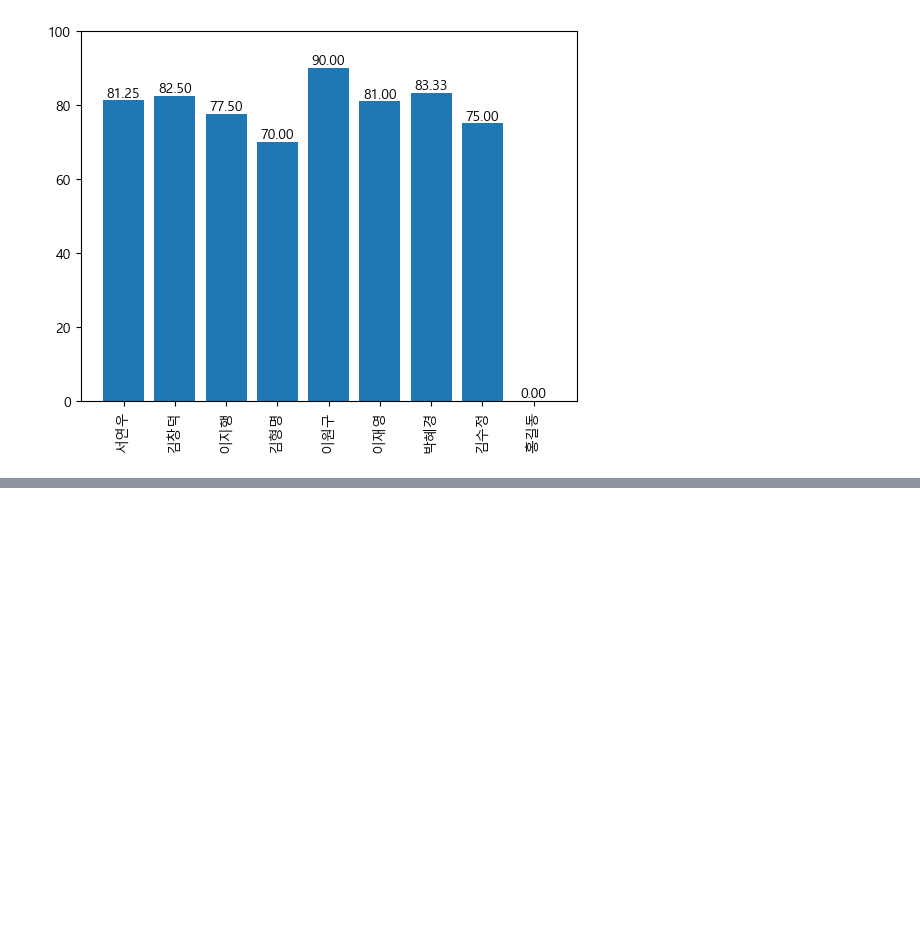
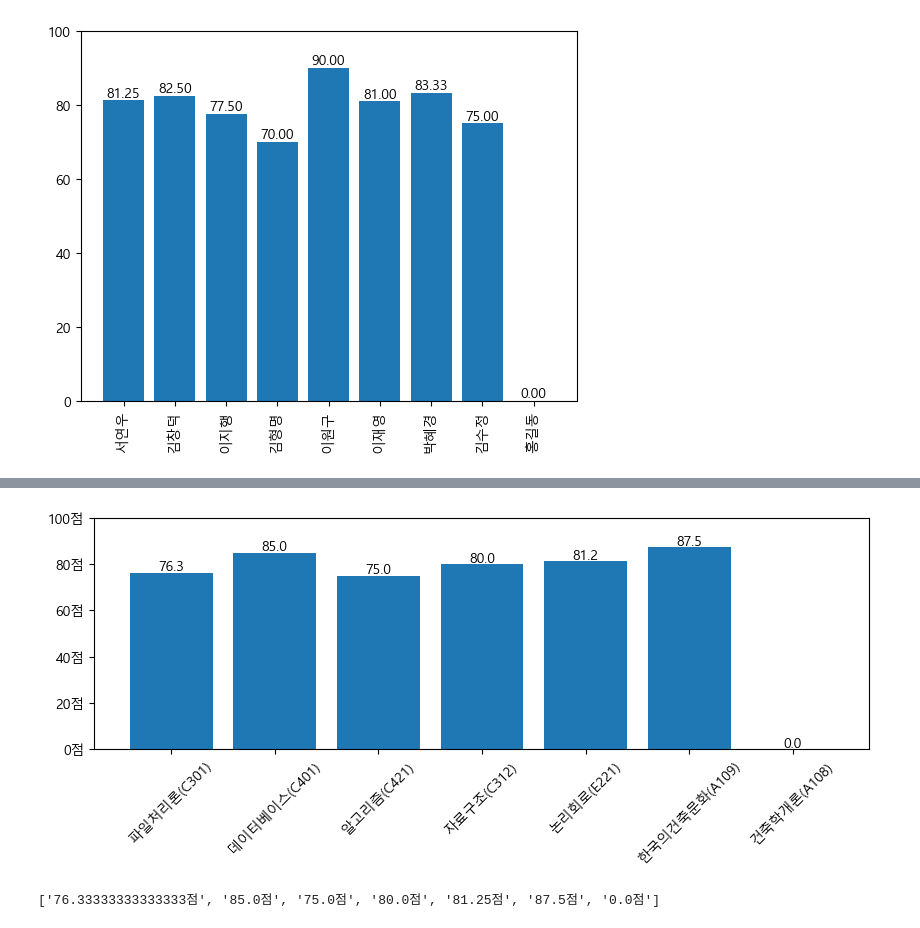
Before and after one commit to Jeongchani/AI_python, a Jupyter notebook: 04.데이터시각화/08.데이터프레임활용.ipynb, the cells around one changed output, grey strips where cells are left out. Drawn from its saved outputs; the diff is of its cells as text; code cells hidden in the pictures; blank space fills up the shorter version.

```diff
--- a/04.데이터시각화/08.데이터프레임활용.ipynb
+++ b/04.데이터시각화/08.데이터프레임활용.ipynb
@@ -250,0 +266,23 @@ for idx, grade in enumerate(merge['점수']):
+# %%
+nos = merge['강좌번호']
+names = merge['강좌이름']
+grades = merge['점수']
+plt.figure(figsize=(10, 3))
+plt.bar(names, grades)
+
+xticks = [f'{names[idx]}({nos[idx]})' for idx in range(len(nos))]
+plt.xticks(names, xticks, rotation=45)
+
+yticks = [y for y in range(0, 101, 20)]
+plt.yticks(yticks, [f'{y}점' for y in yticks])
+
+plt.ylim(0, 100)
+for idx in range(len(nos)):
+    plt.text(idx, grades[idx]+1, f'{grades[idx]:.1f}', ha='center')
+plt.show()
+# %% [output]
+[figure, added]
+# %%
+yticks
+# %% [output]
+['76.33333333333333점', '85.0점', '75.0점', '80.0점', '81.25점', '87.5점', '0.0점']
```
Also changed, not shown: parts of 2 cells of this notebook.
